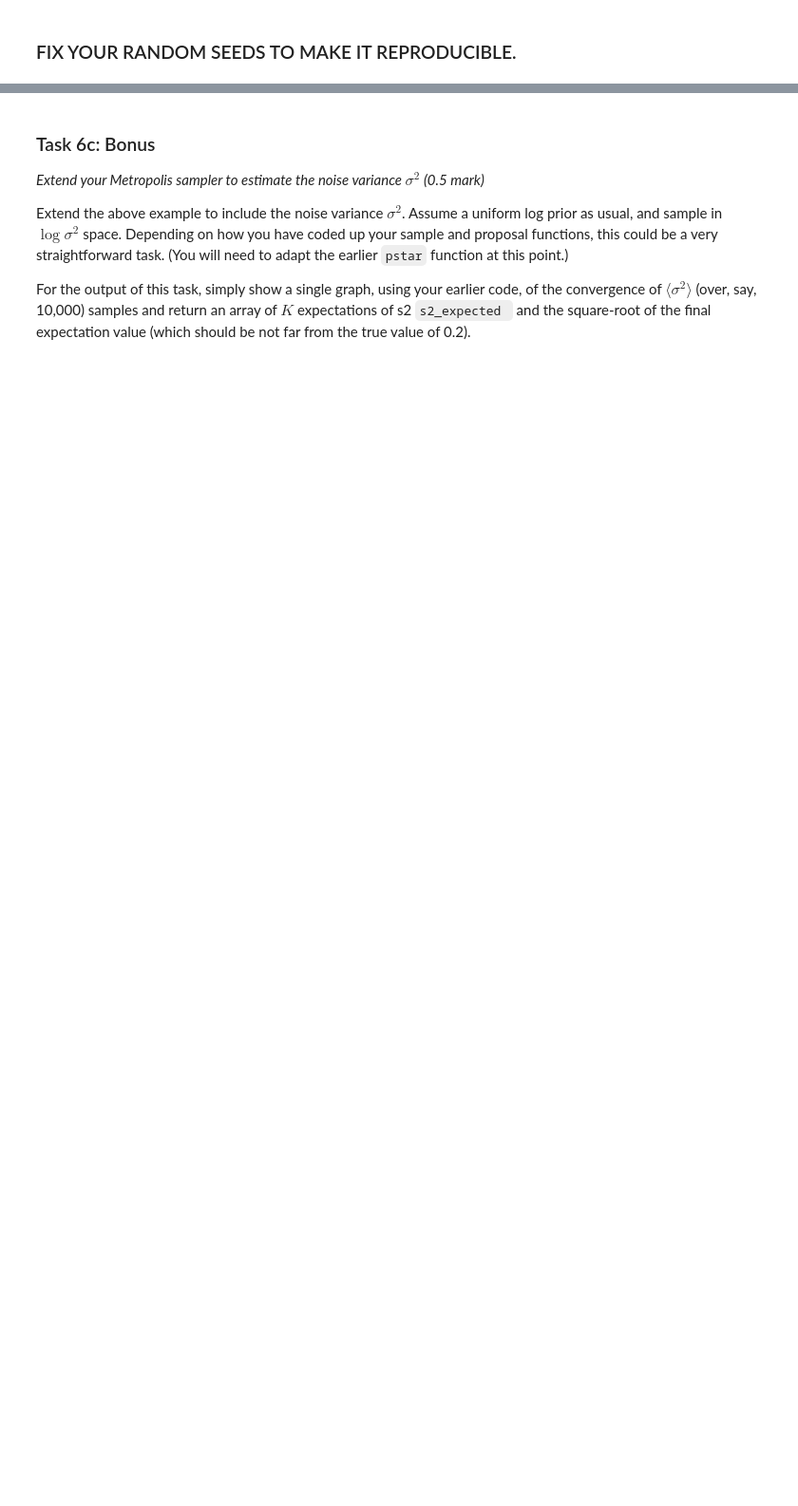
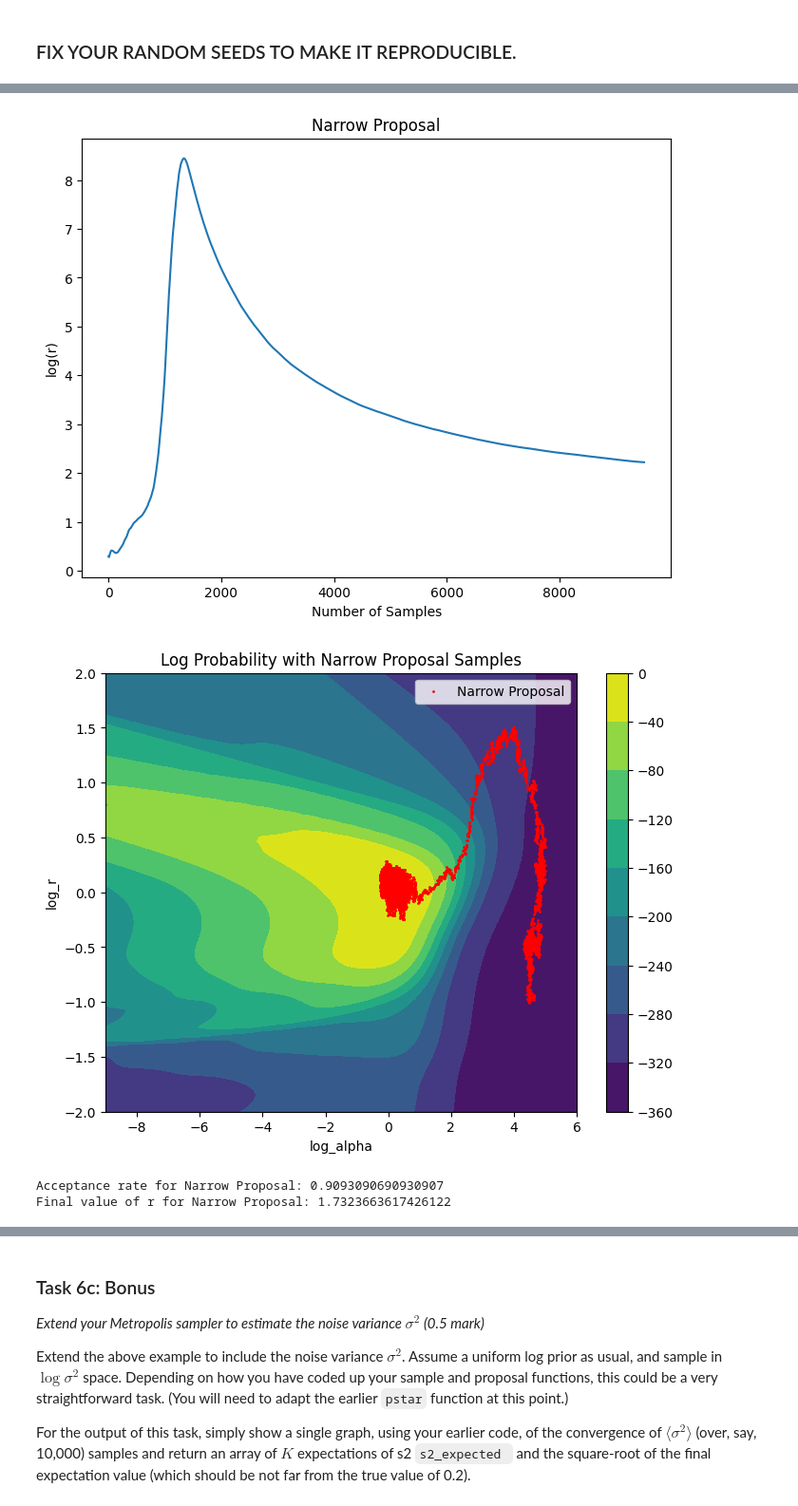
Before and after one commit to rwitobaansheikh/Bayesian_ML, a Jupyter notebook: Coursework/Coursework Zip File (Deadline 8pm, March 22th, 2024)-20240227/Coursework Part 2 2024/CW Part 2/BML_Coursework_Part2.ipynb, the cells around one changed output, grey strips where cells are left out. Shown at 95% size. Drawn from its saved outputs; the diff is of its cells as text; code cells hidden in the pictures; blank space fills up the shorter version.

```diff
--- a/Coursework/Coursework Zip File (Deadline 8pm, March 22th, 2024)-20240227/Coursework Part 2 2024/CW Part 2/BML_Coursework_Part2.ipynb
+++ b/Coursework/Coursework Zip File (Deadline 8pm, March 22th, 2024)-20240227/Coursework Part 2 2024/CW Part 2/BML_Coursework_Part2.ipynb
@@ -551,7 +550,6 @@ def metropolis(num_samples, log_pstar, qrvs, x0):
     for i in range(num_samples):
         current_x=samples[-1]
         x_val=qrvs(current_x)
-        #current_val=qrvs(current_state)
         k=min(1,(log_pstar(x_val)/log_pstar(current_x)))
 
         if k>np.random.uniform(0,1):
@@ -560,6 +558,7 @@ def metropolis(num_samples, log_pstar, qrvs, x0):
             samples.append(current_x)
             rejected.append(x_val)
 
+    samples, rejected=np.array(samples), np.array(rejected)
 
     return samples, rejected
 # %% [markdown]
@@ -721,0 +664,70 @@ plt.show()
+# %%
+# plot
+#### **** YOUR PLOTTING CODE HERE **** ####
+#
+
+figuresize=(8,6)
+fig, pl1=plt.subplots(figsize=figuresize)
+pl1.plot(average_narrow)
+pl1.set_title("Narrow Proposal")
+pl1.set_xlabel("Number of Samples")
+pl1.set_ylabel("log(r)")
+plt.show()
+
+fig, pl4=plt.subplots(figsize=figuresize)
+contour=pl4.contourf(log_alpha,log_r,log_prob_y)
+pl4.set_title("Log Probability with Narrow Proposal Samples")
+pl4.set_xlabel("log_alpha")
+pl4.set_ylabel("log_r")
+pl4.scatter([i[0] for i in exp_narrow],[i[1] for i in exp_narrow],color='r',s=1,label='Narrow Proposal')
+plt.colorbar(contour)
+pl4.legend()
+plt.show()
+
+print("Acceptance rate for Narrow Proposal: {}".format(acc_narrow))
+print("Final value of r for Narrow Proposal: {}".format(r_narrow[-1]))
+
+fig, pl2=plt.subplots(figsize=figuresize)
+pl2.plot(average_broad)
+pl2.set_title("Broad Proposal")
+pl2.set_xlabel("Number of Samples")
+pl2.set_ylabel("log(r)")
+plt.show()
+
+fig, pl5=plt.subplots(figsize=figuresize)
+contour=pl5.contourf(log_alpha,log_r,log_prob_y)
+pl5.set_title("Log Probability with Broad Proposal Samples")
+pl5.set_xlabel("log_alpha")
+pl5.set_ylabel("log_r")
+pl5.scatter([i[0] for i in exp_narrow],[i[1] for i in exp_broad],color='r',s=1,label='Broad Proposal')
+plt.colorbar(contour)
+pl5.legend()
+plt.show()
+
+print("Acceptance rate for Broad Proposal: {}".format(acc_broad))
+print("Final value of r for Broad Proposal: {}".format(r_broad[-1]))
+
+fig, pl3=plt.subplots(figsize=figuresize)
+pl3.plot(average_right)
+pl3.set_title("Right Proposal")
+pl3.set_xlabel("Number of Samples")
+pl3.set_ylabel("log(r)")
+plt.show()
+
+fig, pl6=plt.subplots(figsize=figuresize)
+contour=pl6.contourf(log_alpha,log_r,log_prob_y)
+pl6.set_title("Log Probability with Right Proposal Samples")
+pl6.set_xlabel("log_alpha")
+pl6.set_ylabel("log_r")
+pl6.scatter([i[0] for i in exp_narrow],[i[1] for i in exp_right],color='r',s=1,label='Right Proposal')
+plt.colorbar(contour)
+pl6.legend()
+plt.show()
+
+print("Acceptance rate for Right Proposal: {}".format((acc_right)))
+print("Final value of r for Right Proposal: {}".format(r_right[-1]))
+# %% [output]
+[figure, added]
+[figure, added]
+Acceptance rate for Narrow Proposal: 0.9093090690930907
+Final value of r for Narrow Proposal: 1.7323663617426122
```
Also changed, not shown: parts of 14 cells of this notebook, 1 other file.
